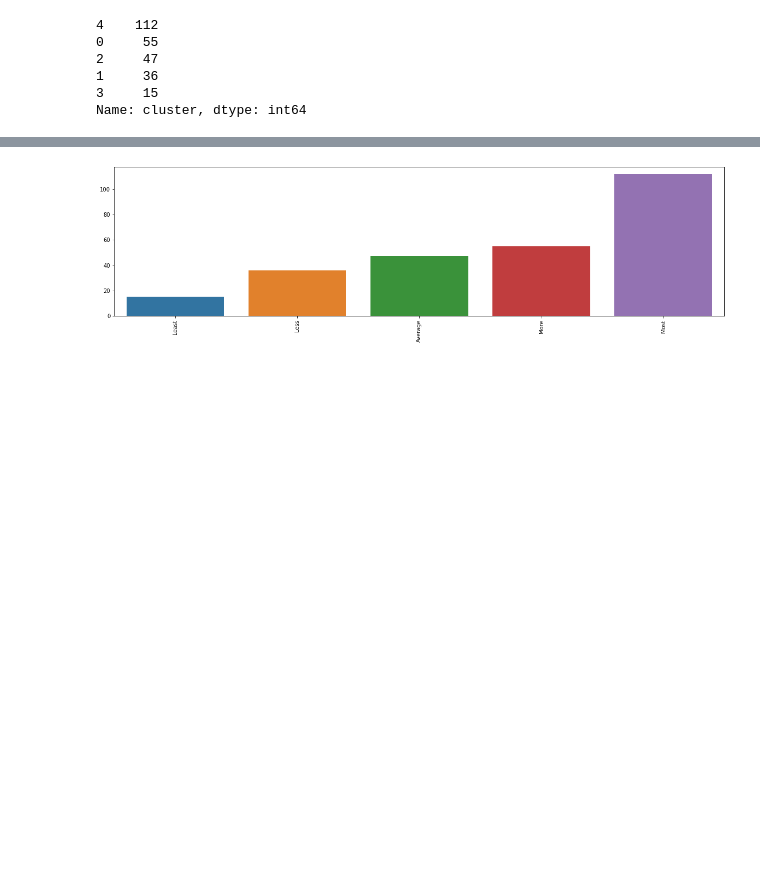
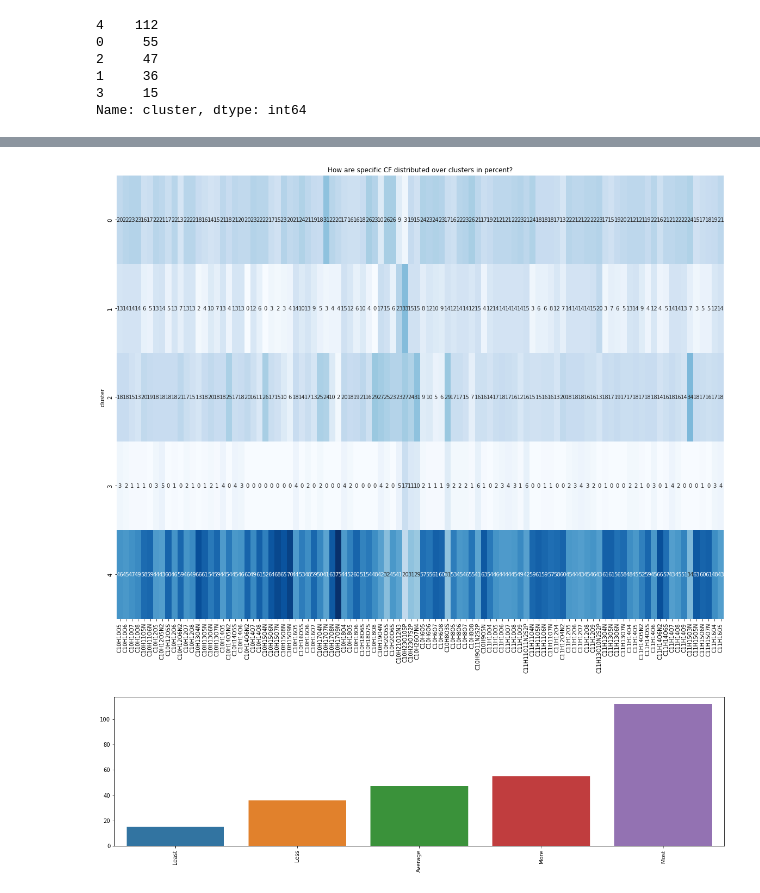
Before and after one commit to mmlchang/WHONDRS_collaboration, a Jupyter notebook: EDA/BMM.ipynb, the cells around one changed output, grey strips where cells are left out. Cells and saved outputs as stored; diff of their text form; code cells hidden in the pictures; blank space fills up the shorter version.

```diff
--- a/EDA/BMM.ipynb
+++ b/EDA/BMM.ipynb
@@ -352,3 +364,13 @@ plt.title("How are specific CF distributed over clusters in percent?");
+# %%
+# Plot graph
+grouped_targets = results.groupby("cluster").sum() / results.drop("cluster", axis=1).sum(axis=0) * 100
+grouped_targets = grouped_targets.apply(np.round).astype(np.int32)
+
+plt.figure(figsize=(20,15))
+sns.heatmap(grouped_targets.iloc[:,:100], cmap="Blues", annot=True, fmt="g", cbar=False);
+plt.title("How are specific CF distributed over clusters in percent?");
+# %% [output]
+[figure, added]
 # %%
 cluster_counts = results.groupby("cluster").cluster.count()
 cluster_counts = cluster_counts.sort_values()
```
Also changed, not shown: parts of 3 cells of this notebook.
